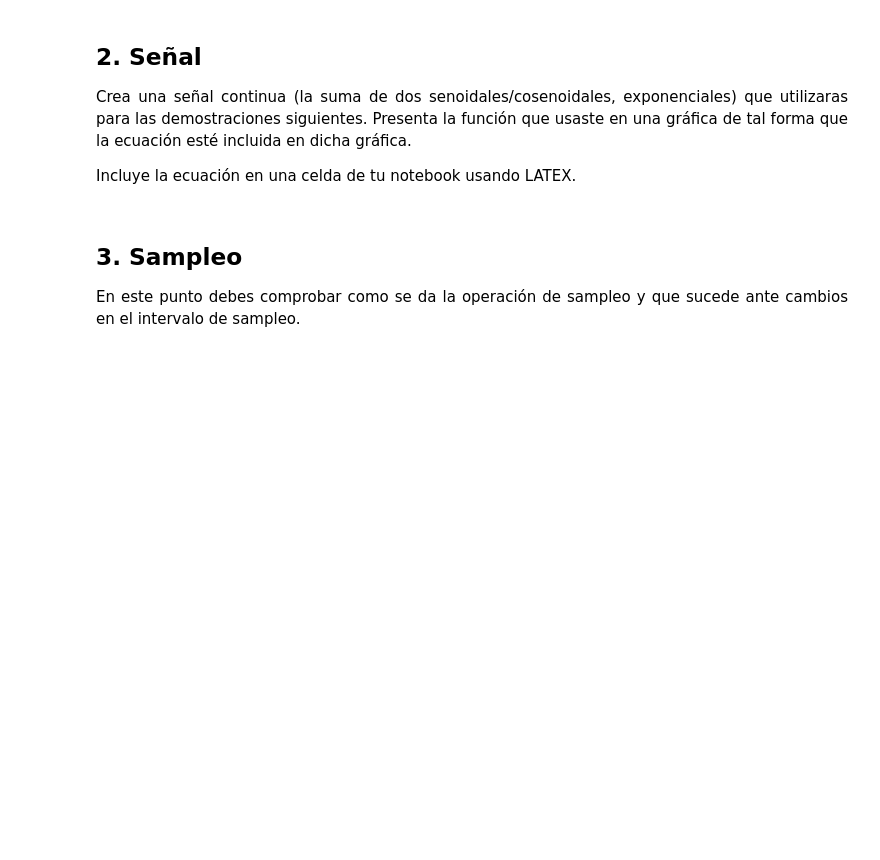
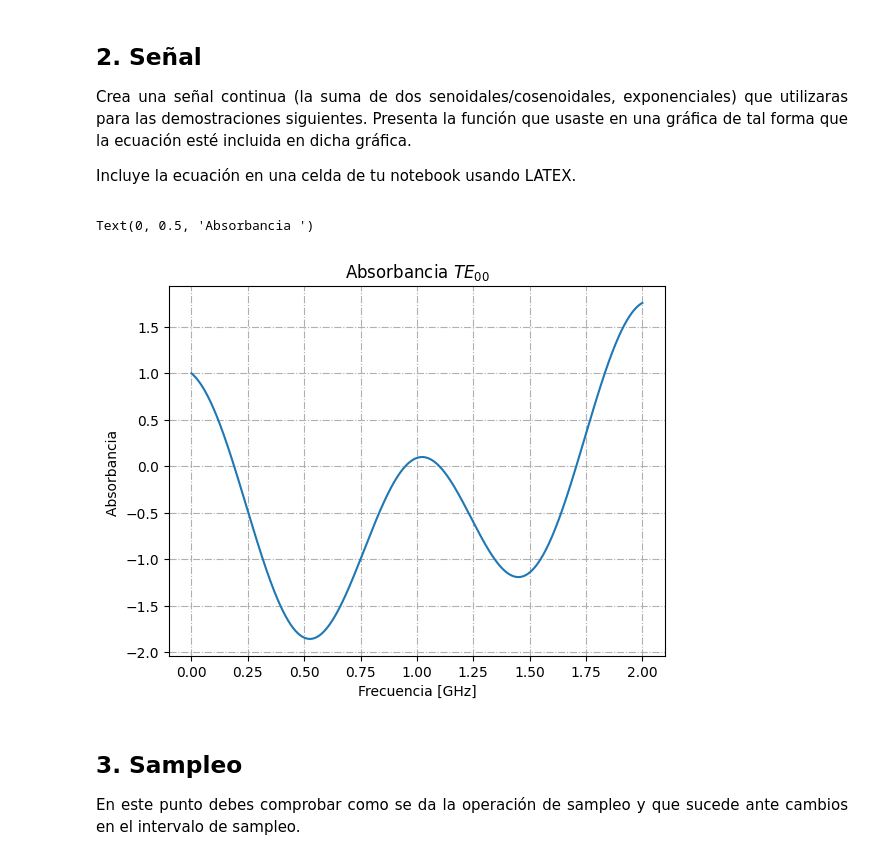
Before and after one commit to MatiasArmijo/Actividades-EIE-401-Matias-Armijo, a Jupyter notebook: actividad-2/Actividad_2_ArmijoMatias_204623155.ipynb, the cells around one changed output. Saved outputs shown, nothing was run; the diff lists cells and outputs as text; code cells hidden in the pictures; blank space fills up the shorter version.

```diff
--- a/actividad-2/Actividad_2_ArmijoMatias_204623155.ipynb
+++ b/actividad-2/Actividad_2_ArmijoMatias_204623155.ipynb
@@ -72,6 +72,23 @@ plt.show()
 Crea una señal continua (la suma de dos senoidales/cosenoidales, exponenciales) que utilizaras para las demostraciones siguientes. Presenta la función que usaste en una gráfica de tal forma que la ecuación esté incluida en dicha gráfica.
 
 Incluye la ecuación en una celda de tu notebook usando LATEX.
+# %%
+# Vector de muestras
+N = 5000 # Largo del vector de muestras
+fs = 500 # frecuencia de sampleo (muestras por segundo)
+n = np.linspace(0,N/fs,N)
+
+# Señal generada
+x1 = np.cos(2*np.pi*n)+np.cos(2*n+np.pi/2)
+fig, ax = plt.subplots()
+ax.grid(True, linestyle='-.')
+ax.plot(n,x1)
+plt.title(r'Absorbancia $TE_{00}$')
+plt.xlabel("Frecuencia [GHz]")
+plt.ylabel("Absorbancia ")
+# %% [output]
+Text(0, 0.5, 'Absorbancia ')
+[figure, added]
 # %% [markdown]
 ## 3. Sampleo
 <p align="justify">
```
